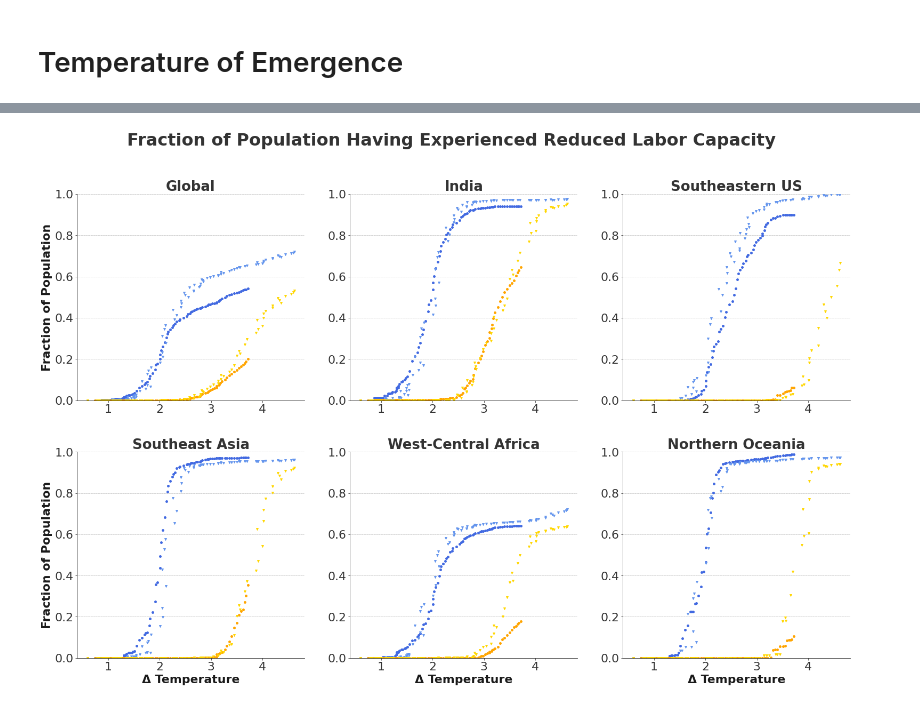
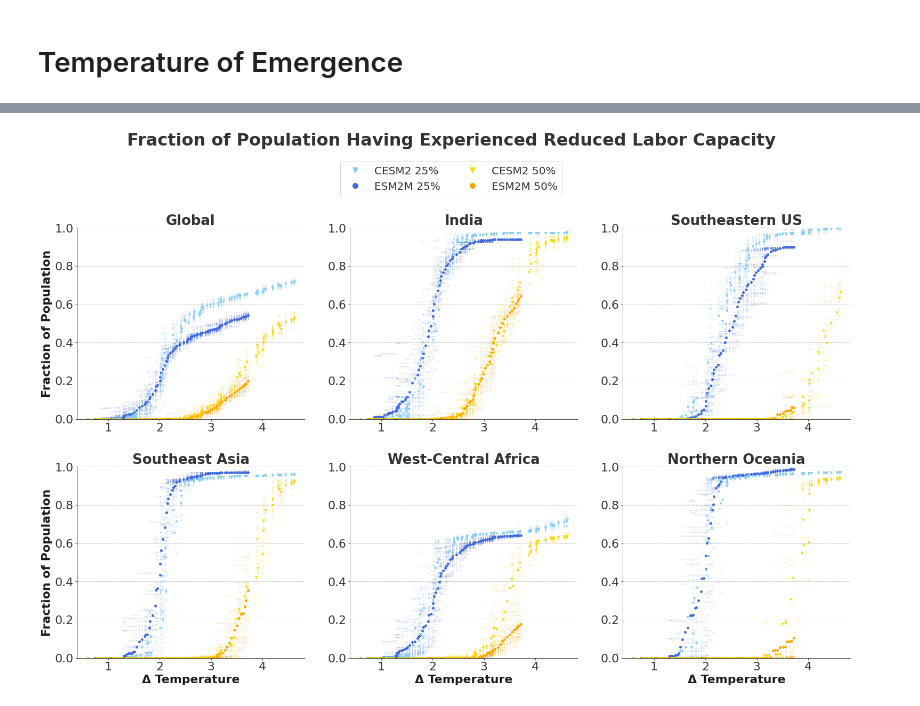
Before and after one commit to KYan19/pei, a Jupyter notebook: notebooks/10.1_Hottest_ToE.ipynb, the cells around one changed output, grey strips where cells are left out. Saved outputs shown, nothing was run; the diff lists cells and outputs as text; code cells hidden in the pictures.

Commit message:
Adding ensemble range to temp of emergence

```diff
--- a/notebooks/10.1_Hottest_ToE.ipynb
+++ b/notebooks/10.1_Hottest_ToE.ipynb
@@ -429,10 +442,16 @@ def temp_emerge_plot(ds_toe_esm2m,ds_toe_cesm2,ds_pop_esm2m,ds_pop_cesm2,title,a
     # Thresholds for ESM2M
     ax.scatter(ds_frac_esm2m['temp'],ds_frac_esm2m[thres[0]].mean('ensemble'),color='royalblue',s=15,marker='o')
     ax.scatter(ds_frac_esm2m['temp'],ds_frac_esm2m[thres[1]].mean('ensemble'),color='orange',s=15,marker='o')
+    for ens in ds_frac_esm2m['ensemble']:
+        ax.scatter(ds_frac_esm2m['temp'],ds_frac_esm2m[thres[0]].sel(ensemble=ens),color='royalblue',s=3,marker='o',alpha=0.1)
+        ax.scatter(ds_frac_esm2m['temp'],ds_frac_esm2m[thres[1]].sel(ensemble=ens),color='orange',s=3,marker='o',alpha=0.1)
 
     # Thresholds for CESM2
-    ax.scatter(ds_frac_cesm2['temp'],ds_frac_cesm2[thres[0]].mean('ensemble'),color='cornflowerblue',s=15,marker='v')
+    ax.scatter(ds_frac_cesm2['temp'],ds_frac_cesm2[thres[0]].mean('ensemble'),color='lightskyblue',s=15,marker='v')
     ax.scatter(ds_frac_cesm2['temp'],ds_frac_cesm2[thres[1]].mean('ensemble'),color='gold',s=15,marker='v')
+    for ens in ds_frac_cesm2['ensemble']:
+        ax.scatter(ds_frac_cesm2['temp'],ds_frac_cesm2[thres[0]].sel(ensemble=ens),color='lightskyblue',s=3,marker='o',alpha=0.1)
+        ax.scatter(ds_frac_cesm2['temp'],ds_frac_cesm2[thres[1]].sel(ensemble=ens),color='gold',s=3,marker='o',alpha=0.1)
 
     # Set labels, limits, title
     if xlabel:
@@ -453,31 +472,48 @@ regions = ['Global','India','Southeastern US','Southeast Asia','West-Central Afr
 fig, axs = plt.subplots(figsize=(26,16),nrows=2,ncols=3)
 
 # Running counter to determine axis
 index = 0
 
 # Loop through regions
 for region in regions:
     # Get correct axis
     ax = axs[int(index/3)][index%3]
 
     # Get ToE and population data for region
     toe_esm2m = lf.slice_region(ds_toe_esm2m,region,'GFDL')
     pop_esm2m = lf.slice_region(ds_pop_esm2m,region,'GFDL')
     toe_cesm2 = lf.slice_region(ds_toe_cesm2,region,'CESM2')
     pop_cesm2 = lf.slice_region(ds_pop_cesm2,region,'CESM2')
 
     # Call function to plot for this region
     xlabel = False
     ylabel = False
     if index>2:
         xlabel = True
     if (index%3)== 0:
         ylabel = True
     temp_emerge_plot(toe_esm2m,toe_cesm2,pop_esm2m,pop_cesm2,region,ax,ylabel,xlabel)
     index+=1
 
+# Set legend
+blue_triangle = mlines.Line2D([], [], color='lightskyblue', marker='v', markersize=10, linestyle='None', label='CESM2 25%')
+blue_dot = mlines.Line2D([], [], color='royalblue', marker='o', markersize=10, linestyle='None', label='ESM2M 25%')
+
+orange_triangle = mlines.Line2D([], [], color='gold', marker='v', markersize=10, linestyle='None', label='CESM2 50%')
+orange_dot = mlines.Line2D([], [], color='orange', marker='o', markersize=10, linestyle='None', label='ESM2M 50%')
+
+# Create axis at top for legend
+fig.subplots_adjust(top=0.825)
+legend_ax = fig.add_axes([0.3, 0.865, 0.4, 0.08])
+legend_ax.legend(handles=[blue_triangle,blue_dot,orange_triangle,orange_dot],ncol=2,loc='center');
+
+# Make legend axis markings invisible
+legend_ax.set_frame_on(False)
+legend_ax.grid(False)
+legend_ax.tick_params(bottom=False,left=False,labelbottom=False,labelleft=False)
+
 # Make sure plots don't overlap
 fig.subplots_adjust(wspace=.2,hspace=.25)
 fig.suptitle('Fraction of Population Having Experienced Reduced Labor Capacity',fontsize=32,fontweight='bold');
 # %% [output]
-[figure, old version]
+[figure, new version]
```
Also changed, not shown: parts of 3 cells of this notebook, 1 other file.
